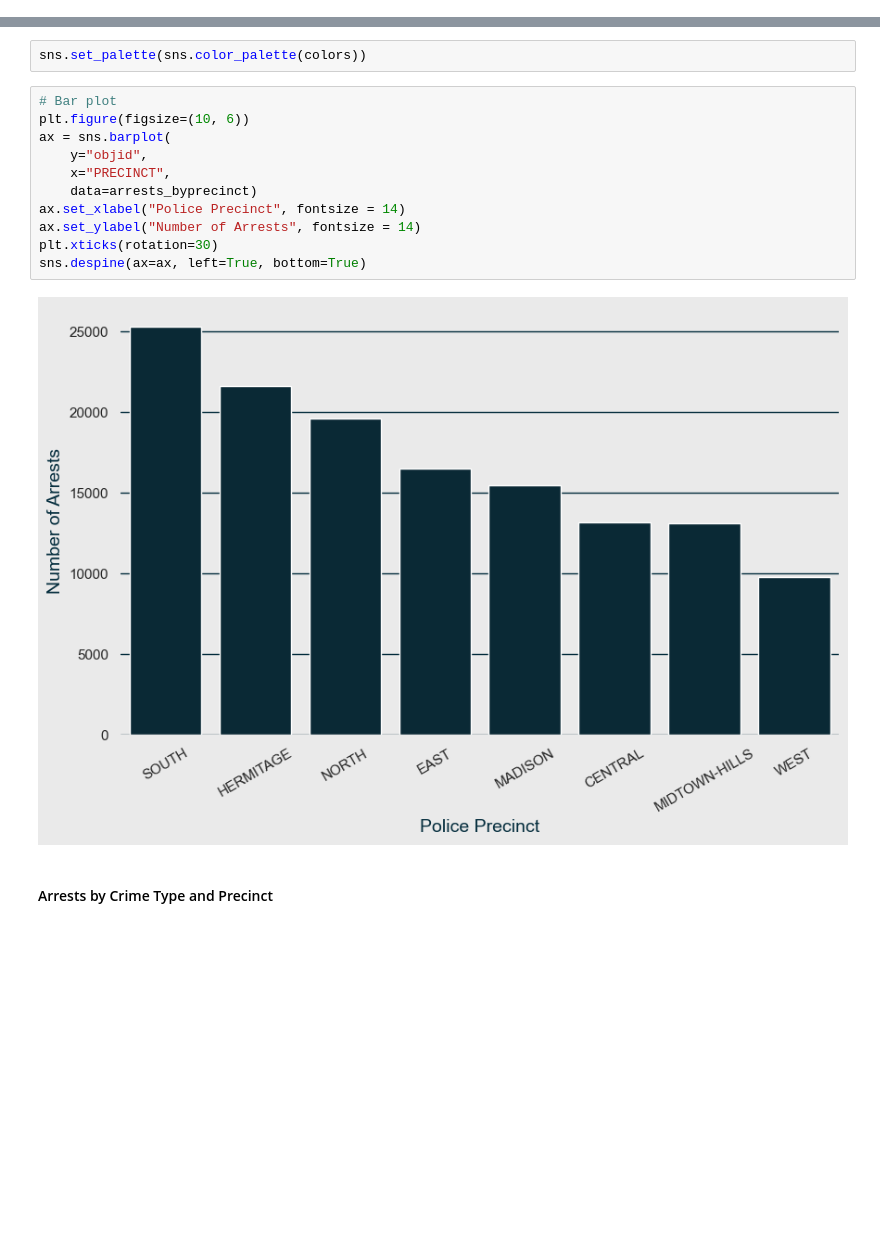
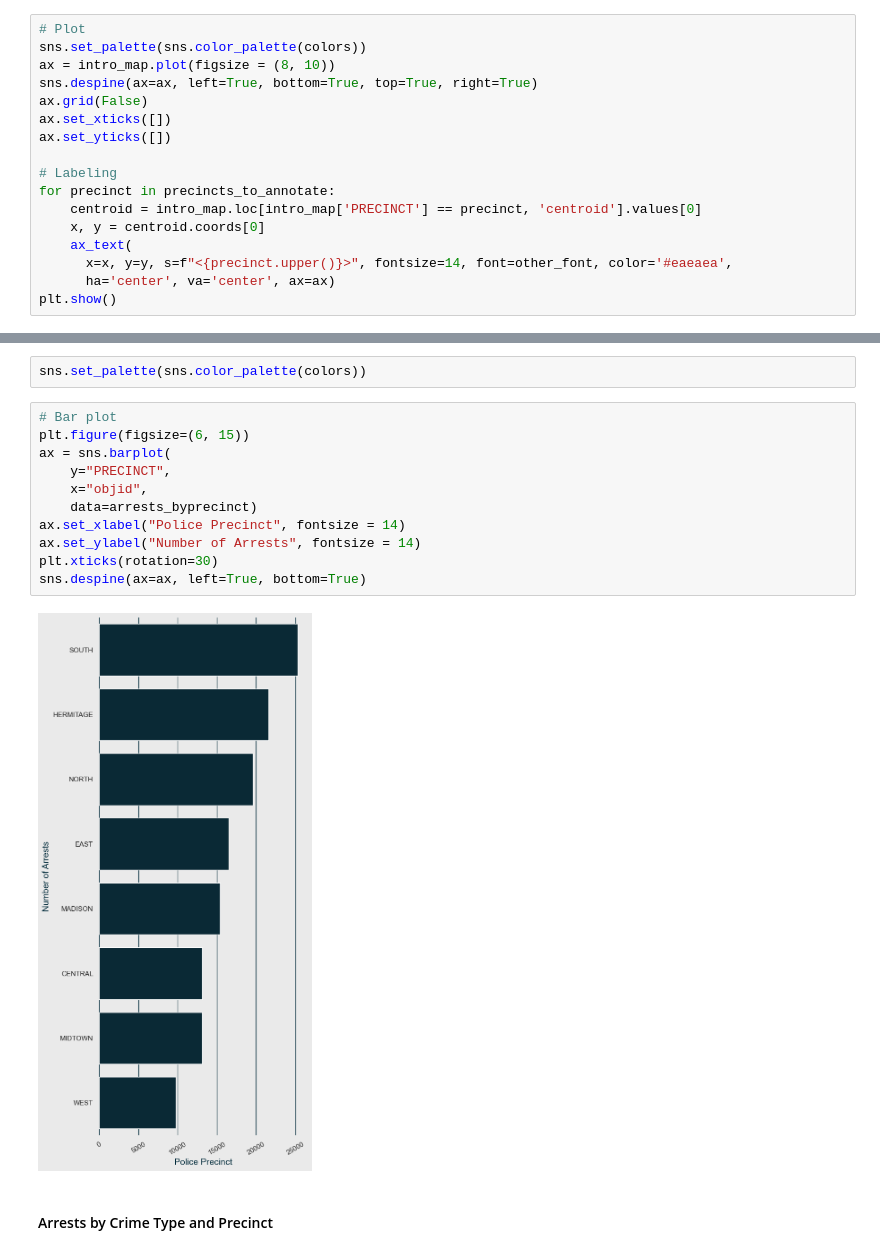
Before and after one commit to lou-knoble/capstone-nash-community-analysis, a Jupyter notebook: notebooks/crime_analysis.ipynb, the cells around one changed output, grey strips where cells are left out. Saved outputs shown, nothing was run; the diff lists cells and outputs as text; blank space fills up the shorter version.

Commit message:
crime_visuals_2

```diff
--- a/notebooks/crime_analysis.ipynb
+++ b/notebooks/crime_analysis.ipynb
@@ -1229,0 +1271,17 @@ sns.set(rc={'axes.facecolor':'#eaeaea',
+# %%
+# Plot
+sns.set_palette(sns.color_palette(colors))
+ax = intro_map.plot(figsize = (8, 10))
+sns.despine(ax=ax, left=True, bottom=True, top=True, right=True)
+ax.grid(False)
+ax.set_xticks([])
+ax.set_yticks([])
+
+# Labeling
+for precinct in precincts_to_annotate:
+    centroid = intro_map.loc[intro_map['PRECINCT'] == precinct, 'centroid'].values[0]
+    x, y = centroid.coords[0]
+    ax_text(
+      x=x, y=y, s=f"<{precinct.upper()}>", fontsize=14, font=other_font, color='#eaeaea',
+      ha='center', va='center', ax=ax)
+plt.show()
@@ -1260,16 +1322,16 @@ arrests_byprecinct
 sns.set_palette(sns.color_palette(colors))
 # %%
 # Bar plot
-plt.figure(figsize=(10, 6))
+plt.figure(figsize=(6, 15))
 ax = sns.barplot(
-    y="objid",
-    x="PRECINCT",
+    y="PRECINCT",
+    x="objid",
     data=arrests_byprecinct)
 ax.set_xlabel("Police Precinct", fontsize = 14)
 ax.set_ylabel("Number of Arrests", fontsize = 14)
 plt.xticks(rotation=30)
 sns.despine(ax=ax, left=True, bottom=True)
 # %% [output]
-[figure, old version]
+[figure, new version]
 # %% [markdown]
 #### Arrests by Crime Type and Precinct
```
Also changed, not shown: parts of 20 cells of this notebook.
